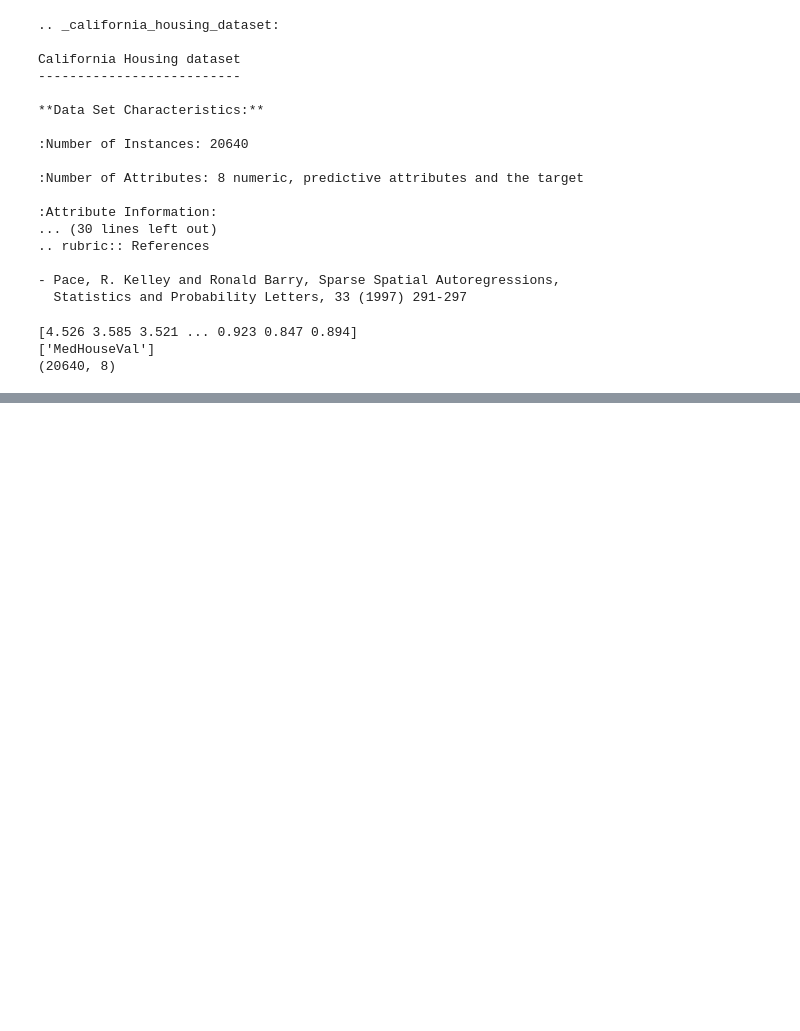
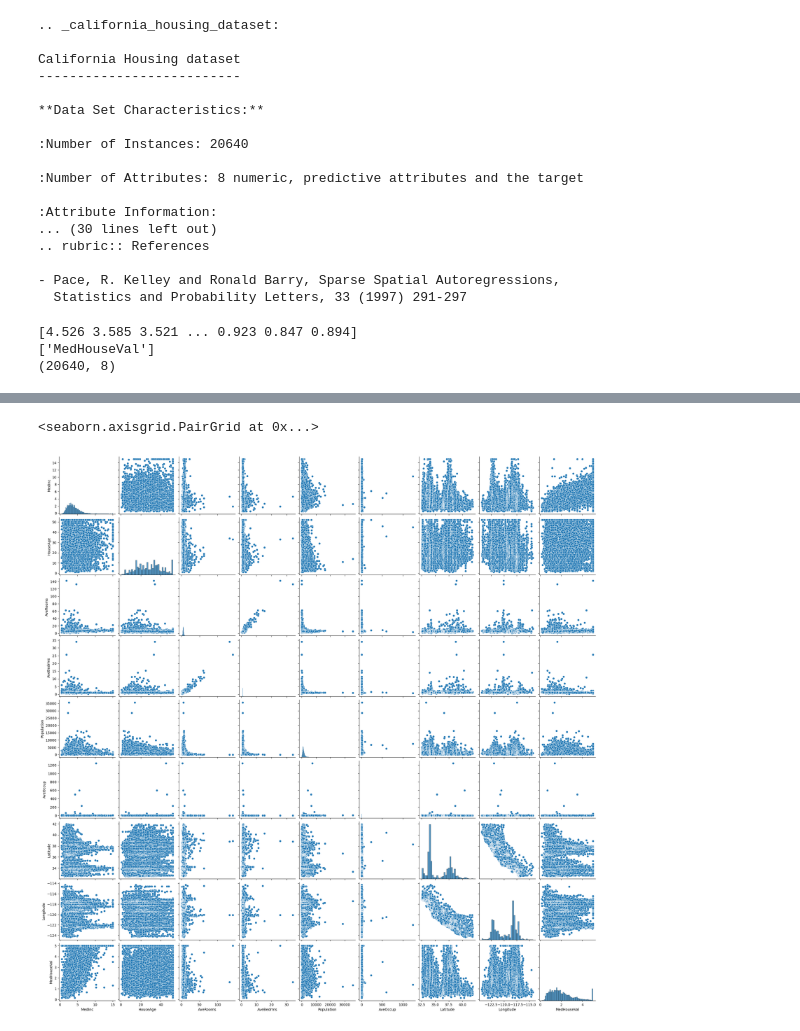
Before and after one commit to Animanga178/Linear-Regression-Boston-Housing, a Jupyter notebook: Linear_Regression_ML_Implementation.ipynb, the cells around one changed output, grey strips where cells are left out. Cells and saved outputs as stored; diff of their text form; code cells hidden in the pictures; blank space fills up the shorter version.

Commit message:
Preparing Data and Basic Analysis

```diff
--- a/Linear_Regression_ML_Implementation.ipynb
+++ b/Linear_Regression_ML_Implementation.ipynb
@@ -46,0 +49,2 @@ print(california.data.shape)
+# %%
+dataset = pd.DataFrame(california.data, columns=california.feature_names)
@@ -46,0 +60,4 @@ print(california.data.shape)
+# %%
+# dataset = dataset.assign(target=california.target)
+target_name = california.target_names[0]
+dataset[target_name] = california.target
@@ -46,0 +137,6 @@ print(california.data.shape)
+# %%
+import seaborn as sns
+sns.pairplot(dataset)
+# %% [output]
+<seaborn.axisgrid.PairGrid at 0x...>
+[figure, added]
```
Also changed, not shown: parts of 8 cells of this notebook.
